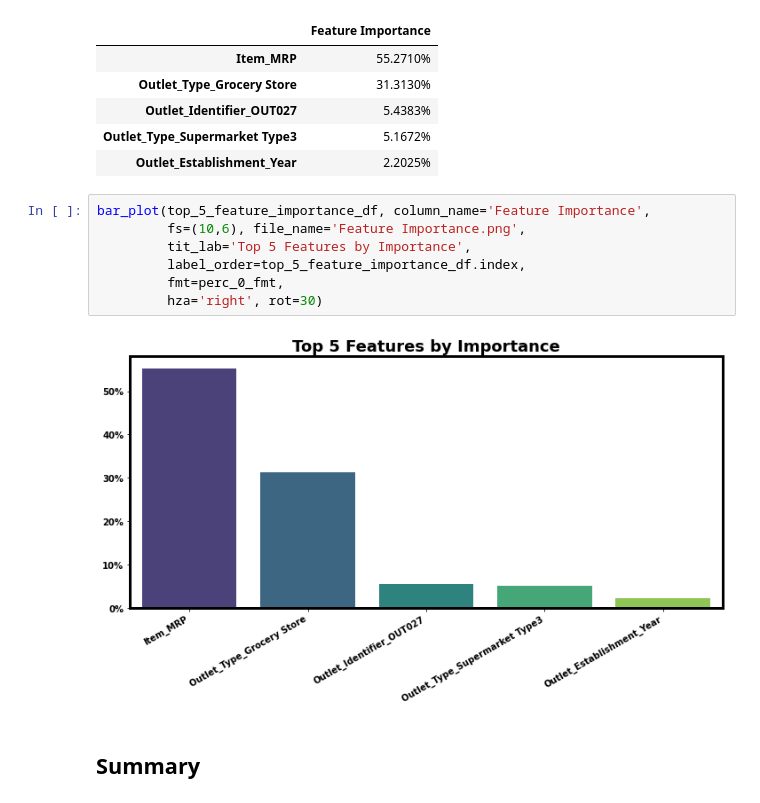
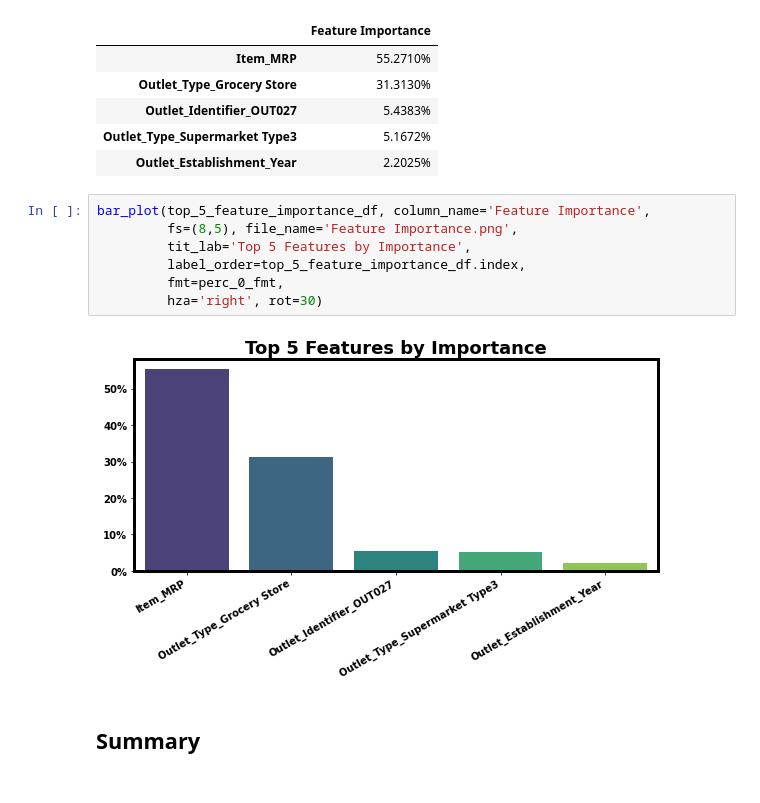
Before and after one commit to YBilodeau/Regression---Prediction-of-Grocery-Sales, a Jupyter notebook: Regression_Prediction_of_Grocery_Sales_.ipynb, the cells around one changed output. Saved outputs shown, nothing was run; the diff lists cells and outputs as text.

```diff
--- a/Regression_Prediction_of_Grocery_Sales_.ipynb
+++ b/Regression_Prediction_of_Grocery_Sales_.ipynb
@@ -4126,13 +3853,13 @@ top_5_feature_importance_df.style.format({"Feature Importance":  "{:.4%}"})
 | Outlet_Establishment_Year | 2.2025% |
 # %%
 bar_plot(top_5_feature_importance_df, column_name='Feature Importance',
-         fs=(10,6), file_name='Feature Importance.png',
+         fs=(8,5), file_name='Feature Importance.png',
          tit_lab='Top 5 Features by Importance',
          label_order=top_5_feature_importance_df.index,
          fmt=perc_0_fmt,
          hza='right', rot=30)
 # %% [output]
-[figure, old version]
+[figure, new version]
 # %% [markdown]
 ## **Summary**
 # %% [markdown]
```
Also changed, not shown: parts of 37 cells of this notebook, 3 other files.
